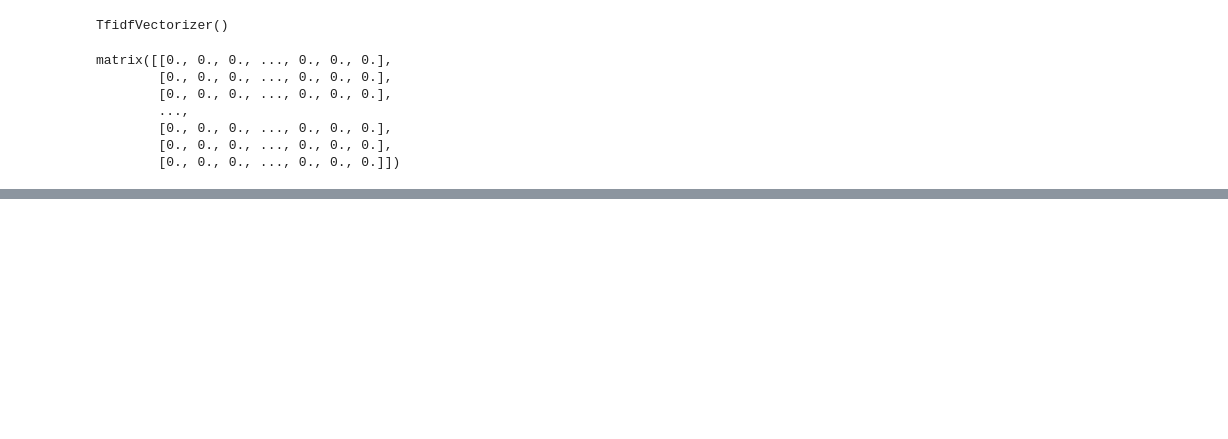
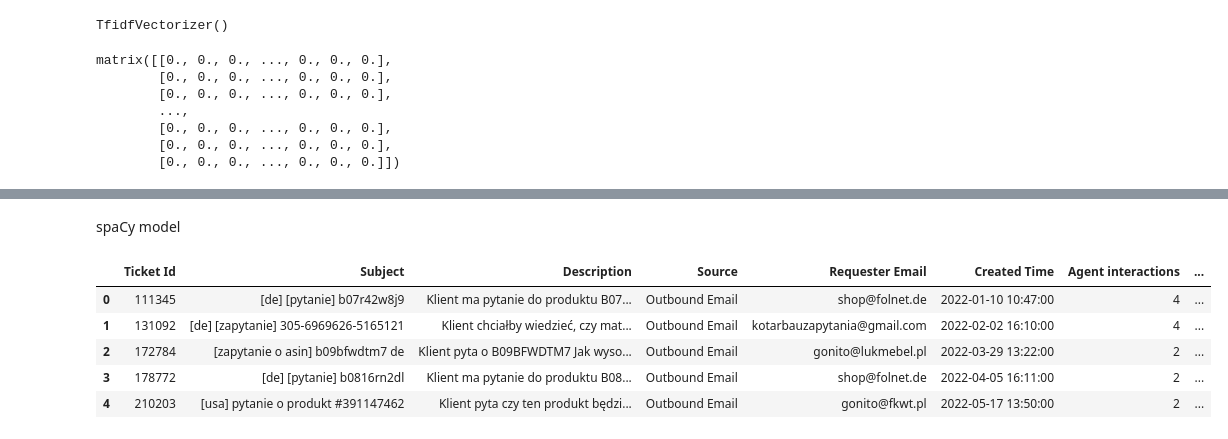
Before and after one commit to arioslock/projects_in_progress, a Jupyter notebook: projekt_koncowy.ipynb, the cells around one changed output, grey strips where cells are left out. Saved outputs shown, nothing was run; the diff lists cells and outputs as text; code cells hidden in the pictures; blank space fills up the shorter version.

```diff
--- a/projekt_koncowy.ipynb
+++ b/projekt_koncowy.ipynb
@@ -593,0 +605,2 @@ weighted avg       0.72      0.68      0.67      1223
+# %% [markdown]
+spaCy model
@@ -593,0 +612,9 @@ weighted avg       0.72      0.68      0.67      1223
+# %%
+df_to_model.head(5)
+# %% [output]
+|  | Ticket Id | Subject | Description | Source | Requester Email | Created Time | Agent interactions | ... |
+| 0 | 111345 | [de] [pytanie] b07r42w8j9 | Klient ma pytanie do produktu B07... | Outbound Email | shop@folnet.de | 2022-01-10 10:47:00 | 4 | ... |
+| 1 | 131092 | [de] [zapytanie] 305-6969626-5165121 | Klient chciałby wiedzieć, czy mat... | Outbound Email | kotarbauzapytania@gmail.com | 2022-02-02 16:10:00 | 4 | ... |
+| 2 | 172784 | [zapytanie o asin] b09bfwdtm7 de | Klient pyta o B09BFWDTM7 Jak wyso... | Outbound Email | gonito@lukmebel.pl | 2022-03-29 13:22:00 | 2 | ... |
+| 3 | 178772 | [de] [pytanie] b0816rn2dl | Klient ma pytanie do produktu B08... | Outbound Email | shop@folnet.de | 2022-04-05 16:11:00 | 2 | ... |
+| 4 | 210203 | [usa] pytanie o produkt #391147462 | Klient pyta czy ten produkt będzi... | Outbound Email | gonito@fkwt.pl | 2022-05-17 13:50:00 | 2 | ... |
```
Also changed, not shown: parts of 31 cells of this notebook, 7 other files.
